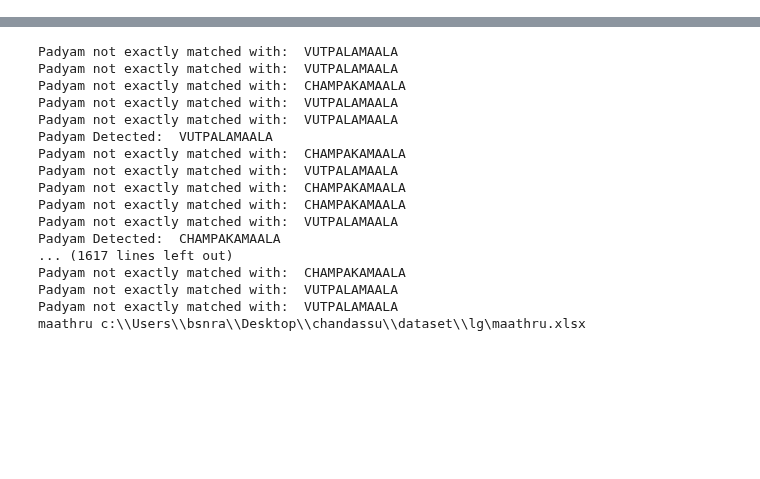
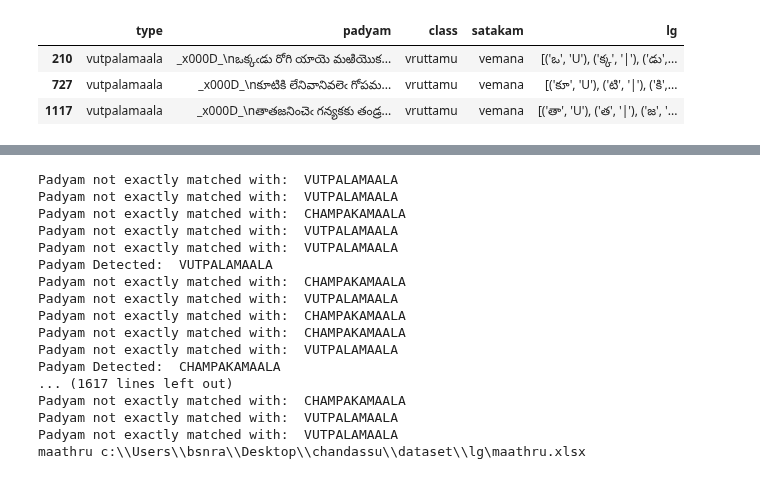
Before and after one commit to BodduSriPavan-111/chandassu, a Jupyter notebook: examples/example.ipynb, the cells around one changed output, grey strips where cells are left out. Drawn from its saved outputs; the diff is of its cells as text; code cells hidden in the pictures; blank space fills up the shorter version.

```diff
--- a/examples/example.ipynb
+++ b/examples/example.ipynb
@@ -23,0 +67,11 @@ data= """తొండము నేక దంతమును తోరపు బ
+# %%
+df= pd.read_excel( 'c:\\Users\\bsnra\\Desktop\\chandassu\\dataset\\lg\\vemana.xlsx' )
+data= df.iloc[210]["padyam"]
+type= "vutpalamaala"
+# %%
+df[ df["type"]=="vutpalamaala"]
+# %% [output]
+|  | type | padyam | class | satakam | lg |
+| 210 | vutpalamaala | _x000D_\nఒక్కఁడు రోగి యాయె మఱియొక... | vruttamu | vemana | [('ఒ', 'U'), ('క్క', '|'), ('డు',... |
+| 727 | vutpalamaala | _x000D_\nకూటికి లేనివానివలెఁ గోపమ... | vruttamu | vemana | [('కూ', 'U'), ('టి', '|'), ('కి',... |
+| 1117 | vutpalamaala | _x000D_\nతాతజనించెఁ గన్యకకు తండ్ర... | vruttamu | vemana | [('తా', 'U'), ('త', '|'), ('జ', '... |
```
Also changed, not shown: parts of 14 cells of this notebook, 21 other files.
